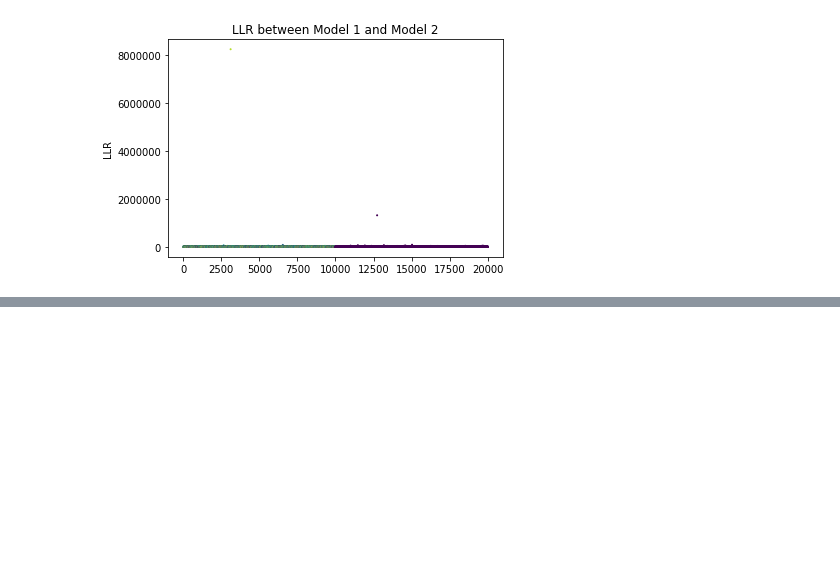
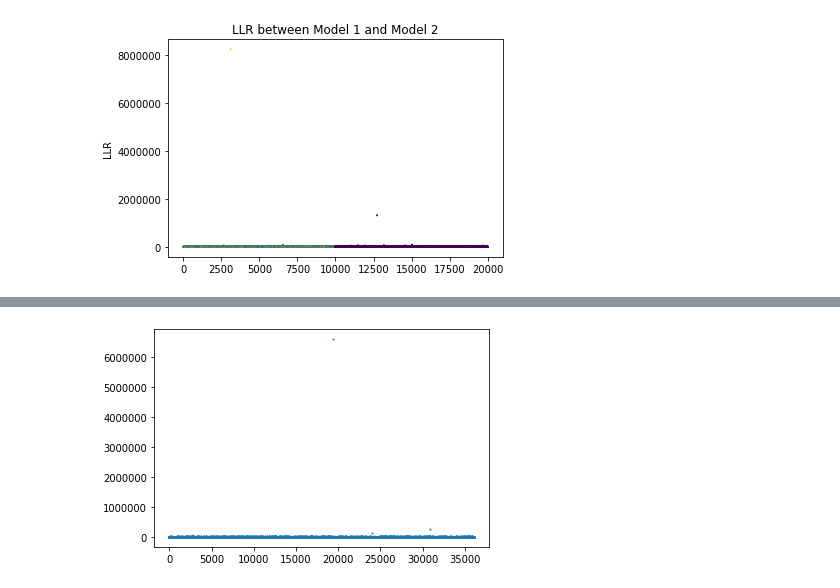
Before and after one commit to BalahariVignesh/simple-faster-rcnn-pytorch, a Jupyter notebook: notebook_experiments/mahalanobis_llr.ipynb, the cells around one changed output, grey strips where cells are left out. Cells and saved outputs as stored; diff of their text form; code cells hidden in the pictures; blank space fills up the shorter version.

```diff
--- a/notebook_experiments/mahalanobis_llr.ipynb
+++ b/notebook_experiments/mahalanobis_llr.ipynb
@@ -1151,0 +1139,6 @@ plt.show()
+# %%
+plt.figure()
+plt.scatter(range(len(mahal_distances)), mahal_distances, s=1)
+plt.show()
+# %% [output]
+[figure, added]
```
Also changed, not shown: parts of 29 cells of this notebook, 7 other files.
